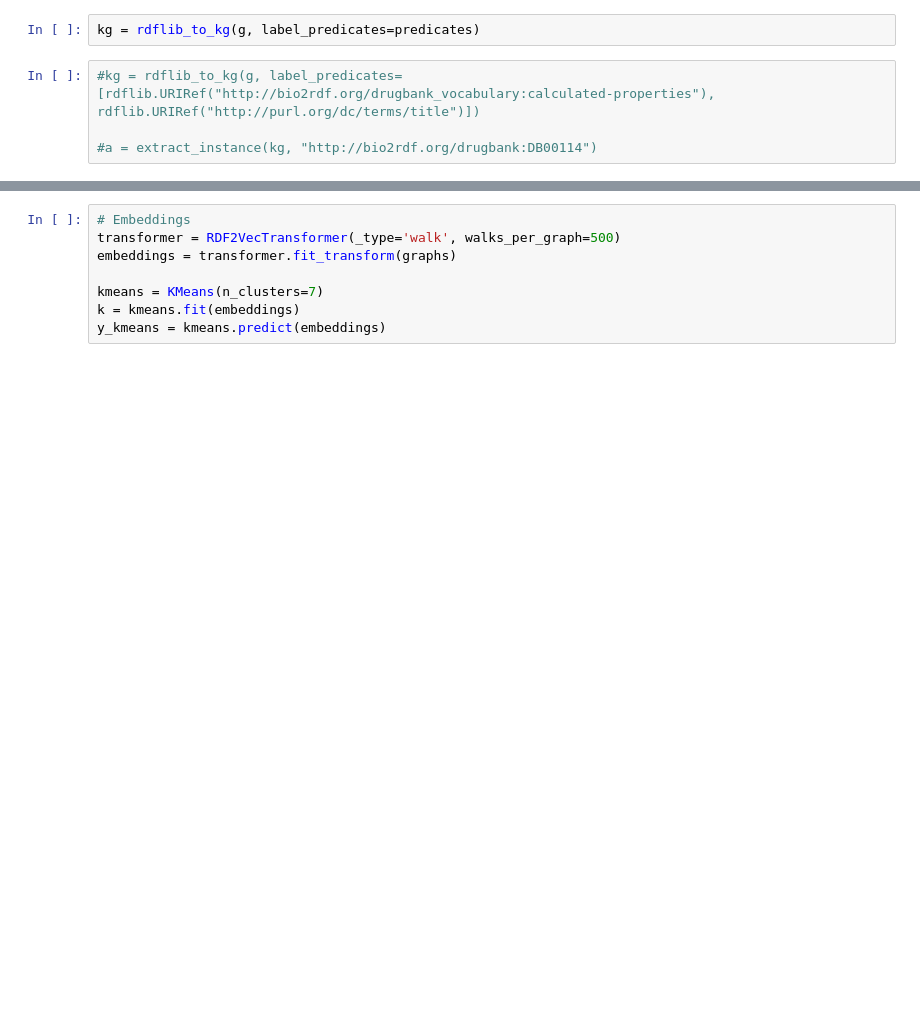
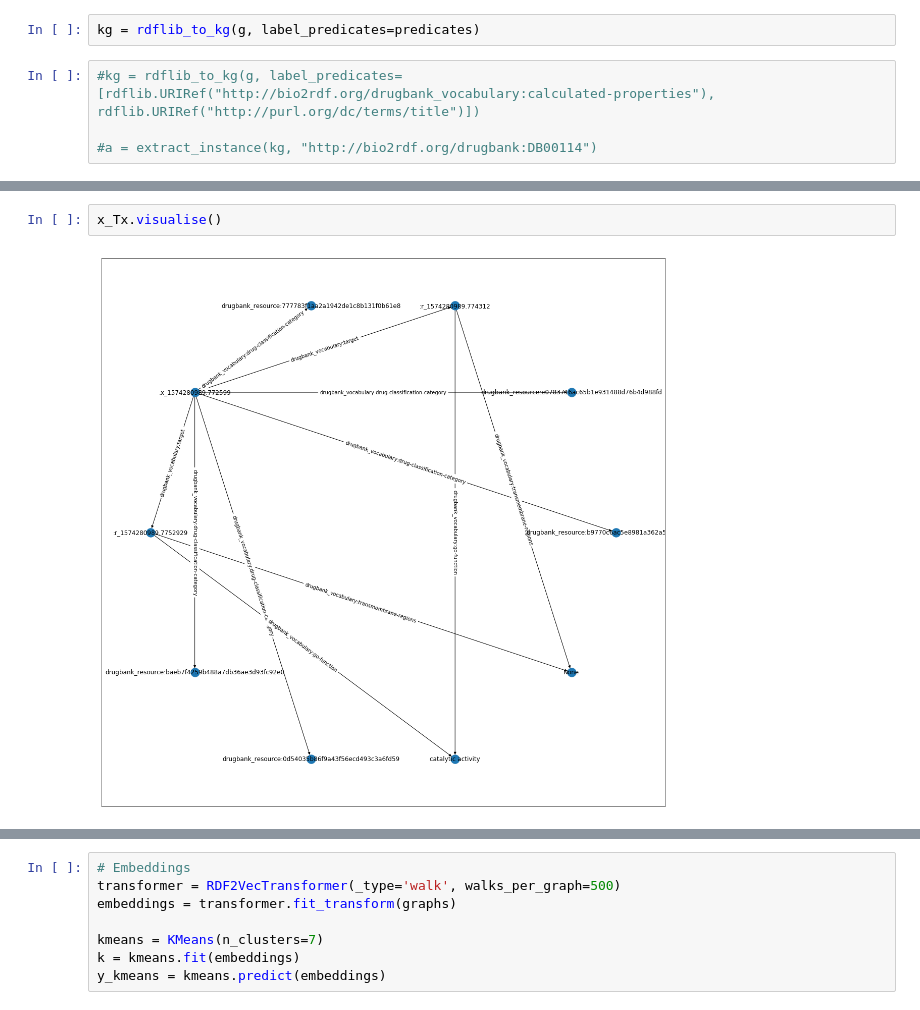
Before and after one commit to SynStratos/RDF_Clustering, a Jupyter notebook: main_nb.ipynb, the cells around one changed output, grey strips where cells are left out. Drawn from its saved outputs; the diff is of its cells as text; blank space fills up the shorter version.

```diff
--- a/main_nb.ipynb
+++ b/main_nb.ipynb
@@ -52,0 +104,4 @@ failed:7260
+# %%
+x_Tx.visualise()
+# %% [output]
+[figure, added]
```
Also changed, not shown: parts of 17 cells of this notebook, 9 other files.
